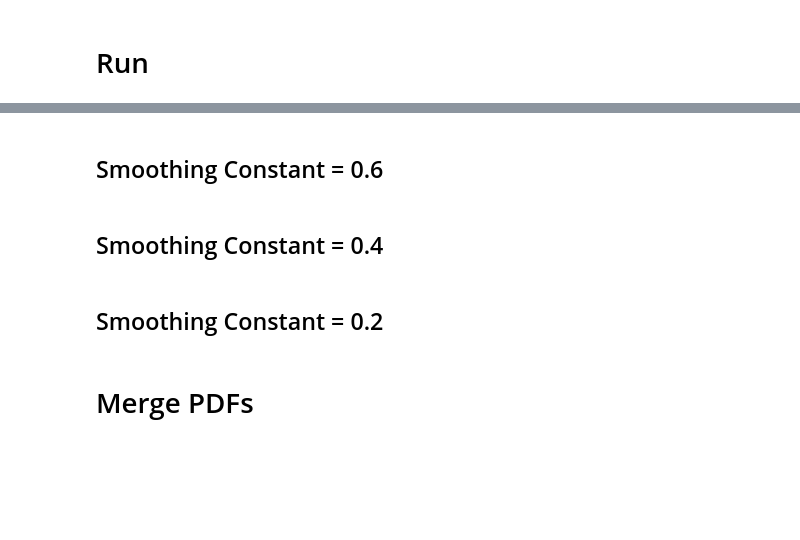
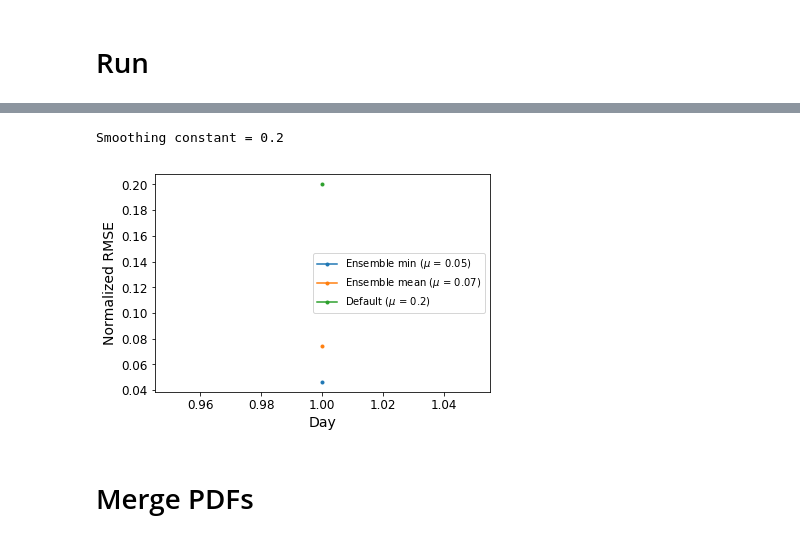
Before and after one commit to jmunroe/IceDEF, a Jupyter notebook: notebooks/ensemble.ipynb, the cells around one changed output, grey strips where cells are left out. Cells and saved outputs as stored; diff of their text form; code cells hidden in the pictures; blank space fills up the shorter version.

```diff
--- a/notebooks/ensemble.ipynb
+++ b/notebooks/ensemble.ipynb
@@ -731,51 +705,57 @@ plt.show()
 # %%
 min_rmses = []
 mean_rmses = []
+default_mean_rmses = []
 
 for day in days:
     rmses = []
+    default_rmses = []
     for i in range(10):
         rmses.append(np.array(all_results[f'day{day}'][str(i)]))
+        default_rmses.append(np.array(all_results[f'day{day}_default'][str(i)]))
     min_rmses.append(np.min(rmses))
     mean_rmses.append(np.mean(rmses))
+    default_mean_rmses.append(np.mean(default_rmses))
 
 min_rmses = np.array(min_rmses)
 mean_rmses = np.array(mean_rmses)
+default_mean_rmses = np.array(default_mean_rmses)
 # %%
 print(f'Smoothing constant = {smoothing_constant}')
 
 normalize = True
 
 if beacon_id == '90679':
     rmses = np.array([0.999, 1.30, 0.500, 3.10, 2.38, 7.01, 15.0, 3.71, 2.95, 4.13, 7.73, 5.58, 1.68, 2.64])
     default_rmses = np.array([2.22, 3.81, 1.02, 1.12, 1.62, 5.50, 14.7, 9.01, 5.83, 4.82, 7.34, 2.29, 1.88, 1.18])
 
 elif beacon_id == '50519':
     rmses = np.array([8.56, 1.12, 2.46, 4.32, 6.56, 4.75, 15.3, 12.34, 19.1, 13.1, 11.4, 9.01, 6.13, 2.14])
     default_rmses = np.array([6.48, 2.89, 3.62, 4.13, 6.13, 3.72, 14.75, 12.80, 18.3, 11.8, 11.3, 5.99, 5.37, 1.02])
 
 if normalize:
 
     for i, day in enumerate(days):
         min_rmses[i] /= all_total_distances[f'day{day}']
         mean_rmses[i] /= all_total_distances[f'day{day}']
-        default_rmses[i] /= all_total_distances[f'day{day}']
+        default_mean_rmses[i] /= all_total_distances[f'day{day}_default']
 
 mean_min_rmse = np.round(np.mean(min_rmses), 2)
 mean_mean_rmse = np.round(np.mean(mean_rmses), 2)
-mean_default_rmse = np.round(np.mean(default_rmses), 2)
+default_mean_mean_rmse = np.round(np.mean(default_mean_rmses), 2)
 
 plt.plot(days, min_rmses, '.-', label=fr'Ensemble min ($\mu$ = {mean_min_rmse})')
 plt.plot(days, mean_rmses, '.-', label=fr'Ensemble mean ($\mu$ = {mean_mean_rmse})')
-plt.plot(days, default_rmses, '.-', label=fr'Default ($\mu$ = {mean_default_rmse})')
+plt.plot(days, default_mean_rmses, '.-', label=fr'Default ($\mu$ = {default_mean_mean_rmse})')
 
 if normalize:
     plt.ylabel('Normalized RMSE')
 else:
     plt.ylabel('RMSE (km)')
 
 plt.xlabel('Day')
 plt.legend()
 plt.show()
+# %% [output]
+Smoothing constant = 0.2
+[figure, added]
-# %% [markdown]
-## Smoothing Constant = 0.6
@@ -804,2 +761,0 @@ plt.show()
-# %% [markdown]
-## Smoothing Constant = 0.4
@@ -828,2 +761,0 @@ plt.show()
-# %% [markdown]
-## Smoothing Constant = 0.2
```
Also changed, not shown: parts of 22 cells of this notebook, 14 other files.
